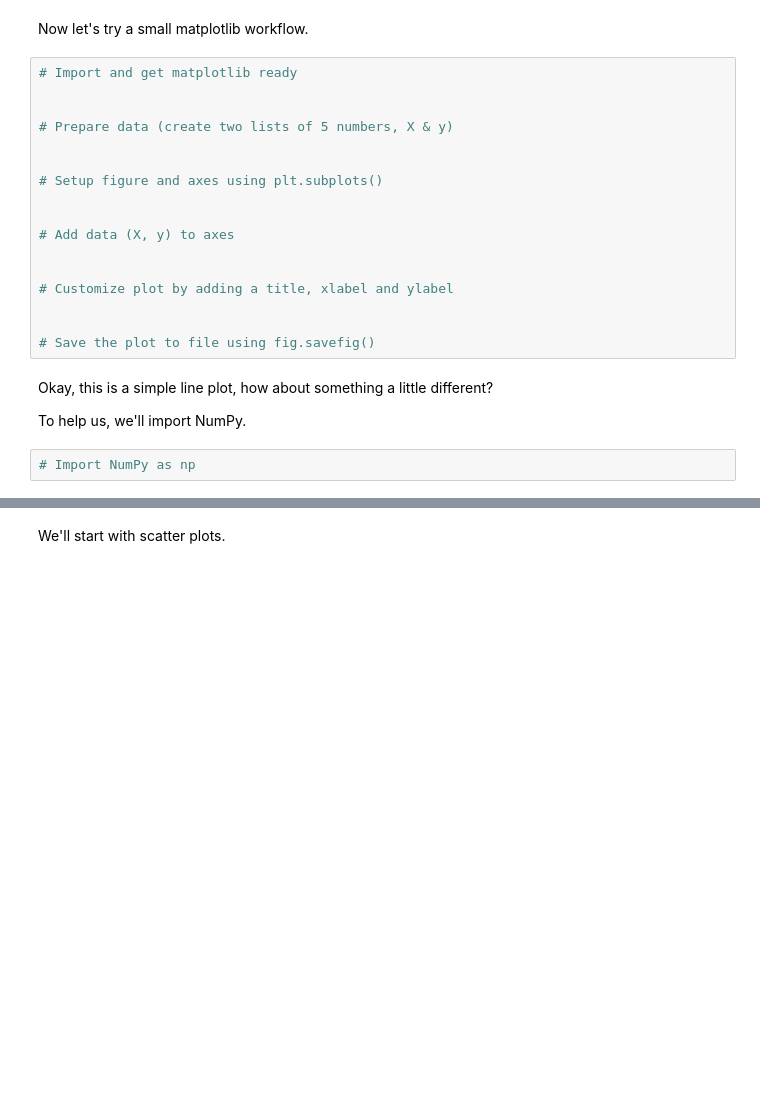
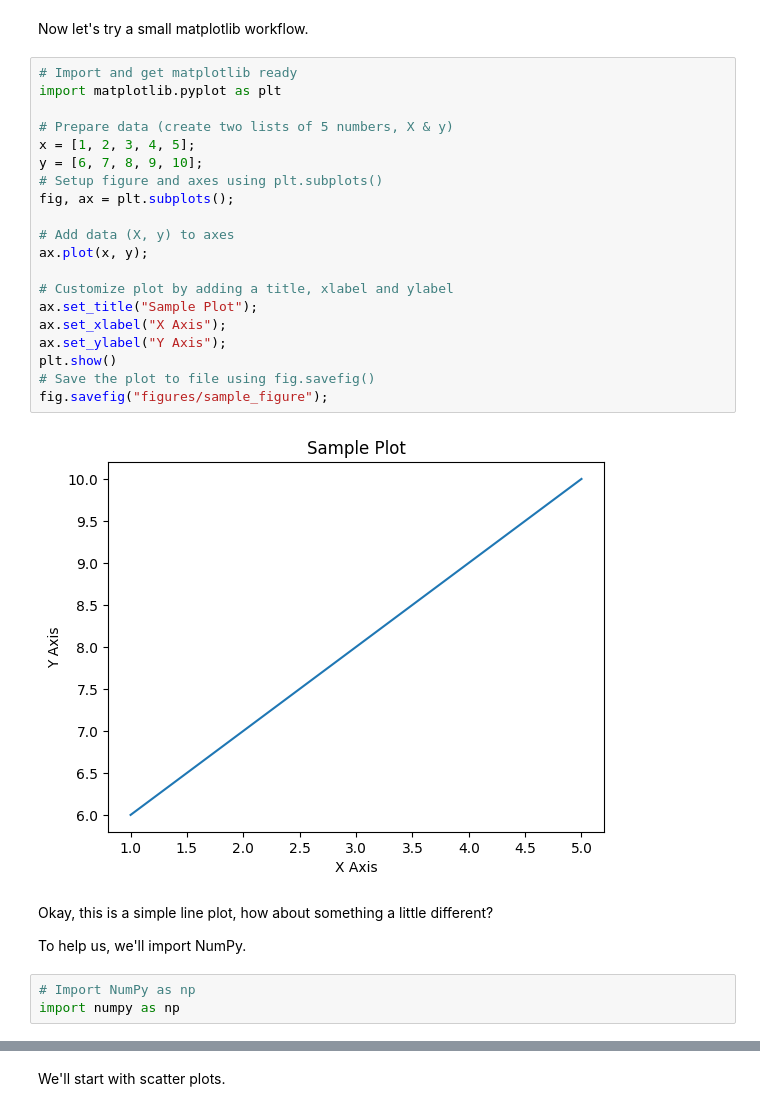
Before and after one commit to AlexLiang230410/ML_Sample_Project, a Jupyter notebook: matplotlib-exercises.ipynb, the cells around one changed output, grey strips where cells are left out. Drawn from its saved outputs; the diff is of its cells as text; blank space fills up the shorter version.

```diff
--- a/matplotlib-exercises.ipynb
+++ b/matplotlib-exercises.ipynb
@@ -52,26 +61,32 @@ There's another way to create plots with Matplotlib, it's known as the object-or
 Now let's try a small matplotlib workflow.
 # %%
 # Import and get matplotlib ready
-
+import matplotlib.pyplot as plt
 
 # Prepare data (create two lists of 5 numbers, X & y)
-
-
+x = [1, 2, 3, 4, 5];
+y = [6, 7, 8, 9, 10];
 # Setup figure and axes using plt.subplots()
-
+fig, ax = plt.subplots();
 
 # Add data (X, y) to axes
-
+ax.plot(x, y);
 
 # Customize plot by adding a title, xlabel and ylabel
-
-
+ax.set_title("Sample Plot");
+ax.set_xlabel("X Axis");
+ax.set_ylabel("Y Axis");
+plt.show()
 # Save the plot to file using fig.savefig()
+fig.savefig("figures/sample_figure");
+# %% [output]
+[figure, added]
 # %% [markdown]
 Okay, this is a simple line plot, how about something a little different?
 
 To help us, we'll import NumPy.
 # %%
 # Import NumPy as np
+import numpy as np
 # %%
 # Create an array of 100 evenly spaced numbers between 0 and 100 using NumPy and save it to variable X
```
Also changed, not shown: parts of 26 cells of this notebook, 1 other file.
